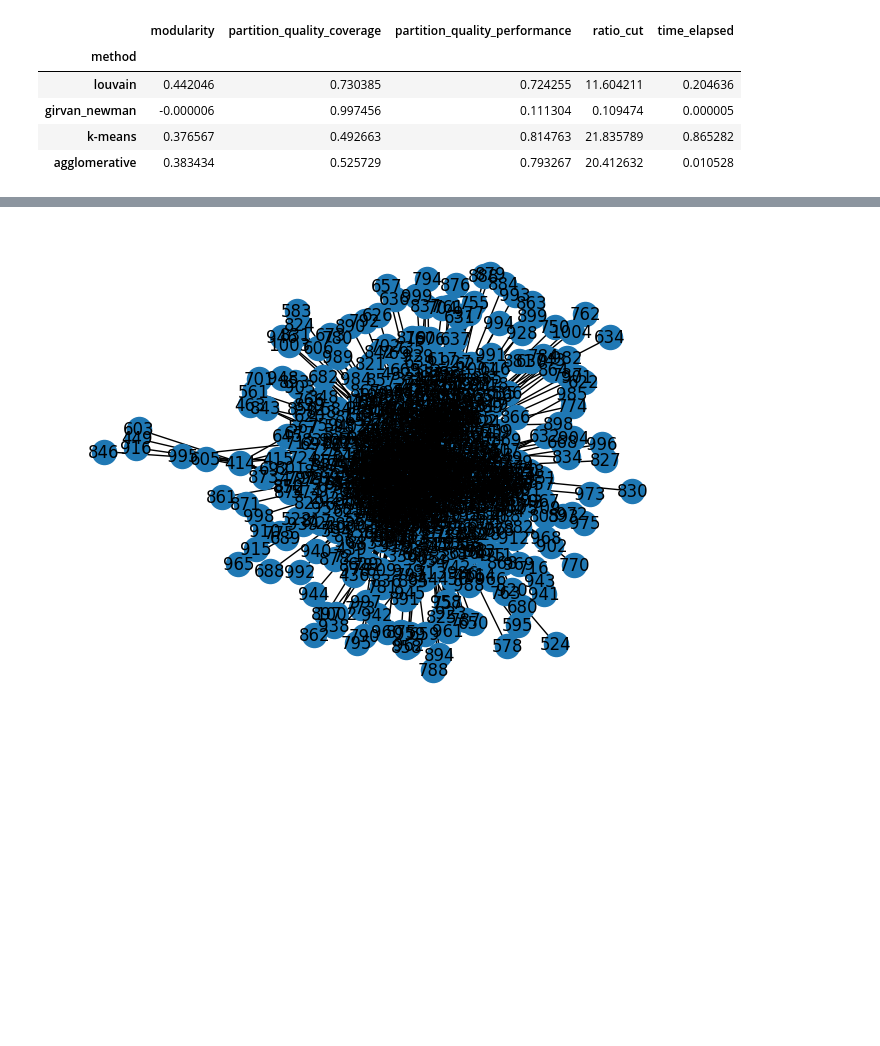
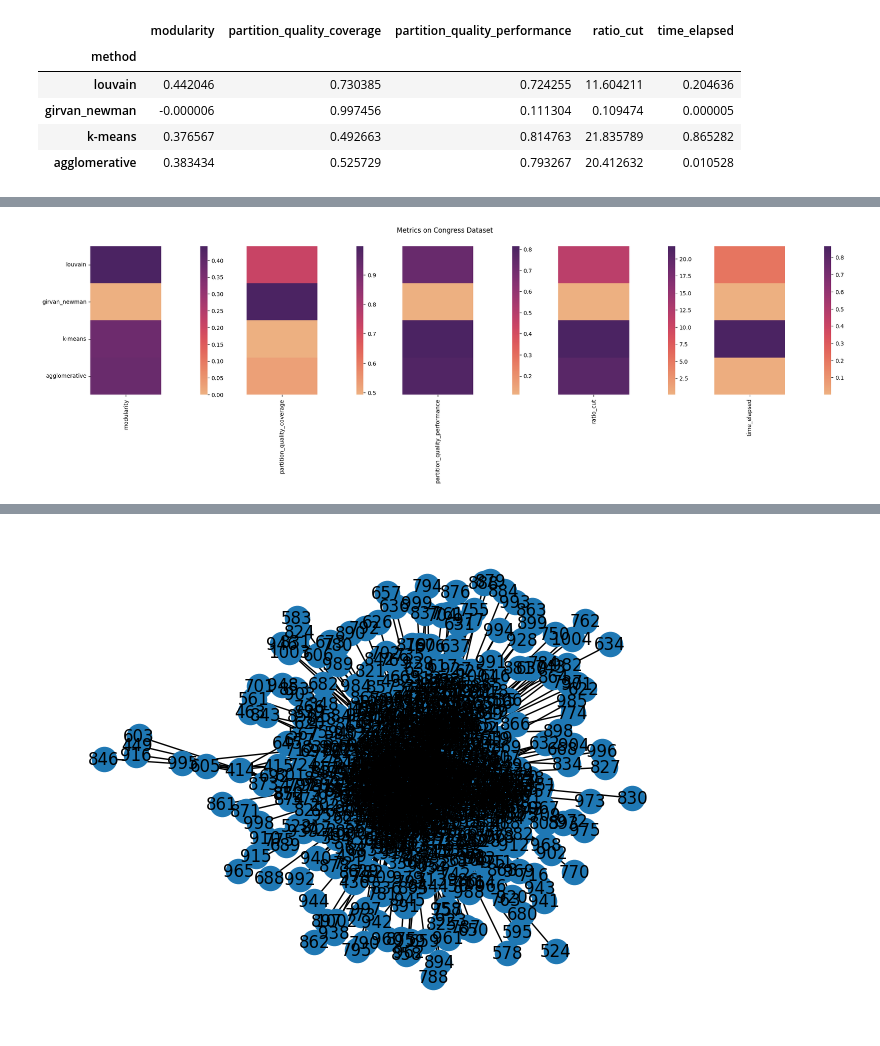
Before and after one commit to afpbondoc/MGMA_CommunityDetection_InfluenceMaximization, a Jupyter notebook: communities.ipynb, the cells around one changed output, grey strips where cells are left out. Drawn from its saved outputs; the diff is of its cells as text; code cells hidden in the pictures; blank space fills up the shorter version.

```diff
--- a/communities.ipynb
+++ b/communities.ipynb
@@ -107,14 +113,11 @@ Total number of ground truth communities: 42
 # transition_G.T.to_csv('data/matrix-congress.txt', sep=' ', index=True, header=False)
 # %%
 # Create graph
-G_lastfm = nx.from_pandas_edgelist(email_edges, 'node_1', 'node_2')
+G_email = nx.from_pandas_edgelist(email_edges, 'node_1', 'node_2')
 
 # Visualize the graph
-nx.draw(G_lastfm, with_labels=True)
+nx.draw(G_email, with_labels=True)
 plt.show()
-
-# Specify the number of clusters (you may need to adjust this based on your graph)
-num_clusters = 8
 # %% [output]
 [figure]
 # %%
@@ -397,3 +393,39 @@ walktrap_df, walktrap_metrics = community_desc(walktrap.communities)
+# %%
+def plot_metrics(results, title):
+    f,(ax1, axcb1, ax2, axcb2, ax3, axcb3 , ax4, axcb4, ax5, axcb5) = plt.subplots(1,10,
+            gridspec_kw={'width_ratios':[1, 0.1, 1, 0.1, 1, 0.1, 1, 0.1, 1, 0.1]})
+    ax1.get_shared_y_axes().join(ax2,ax3,ax4, ax5)
+
+    g1 = sns.heatmap(results[['modularity']],cmap="flare",cbar_ax=axcb1,ax=ax1)
+    g1.set_ylabel('')
+    g1.set_xlabel('')
+    g2 = sns.heatmap(results[['partition_quality_coverage']],cmap="flare",cbar_ax=axcb2,ax=ax2)
+    g2.set_ylabel('')
+    g2.set_xlabel('')
+    g2.set_yticks([])
+    g3 = sns.heatmap(results[['partition_quality_performance']],cmap="flare",ax=ax3, cbar_ax=axcb3)
+    g3.set_ylabel('')
+    g3.set_xlabel('')
+    g3.set_yticks([])
+    g4 = sns.heatmap(results[['ratio_cut']],cmap="flare",ax=ax4, cbar_ax=axcb4)
+    g4.set_ylabel('')
+    g4.set_xlabel('')
+    g4.set_yticks([])
+    g5 = sns.heatmap(results[['time_elapsed']],cmap="flare",ax=ax5, cbar_ax=axcb5)
+    g5.set_ylabel('')
+    g5.set_xlabel('')
+    g5.set_yticks([])
+    f.subplots_adjust(wspace=1,right=3)
+    f.suptitle(title, x=1.5)
+    # plt.title(title, loc='left')
+
+    for ax in [g1,g2,g3,g4,g5]:
+        tl = ax.get_xticklabels()
+        ax.set_xticklabels(tl, rotation=90)
+        tly = ax.get_yticklabels()
+        ax.set_yticklabels(tly, rotation=0)
+
+    plt.show()
 # %% [markdown]
 ## Community Detection Comparison
 # %% [markdown]
@@ -474,3 +472,7 @@ plt.show()
+# %%
+plot_metrics(results_congress, 'Metrics on Congress Dataset')
+# %% [output]
+[figure, added]
 # %% [markdown]
 ### Quality of Community Detection
 
```
Also changed, not shown: parts of 21 cells of this notebook.
